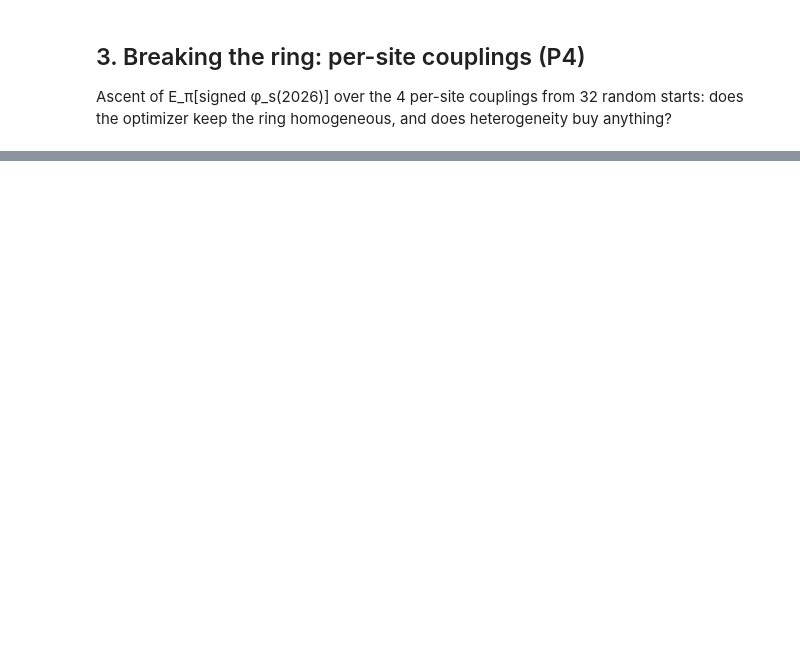
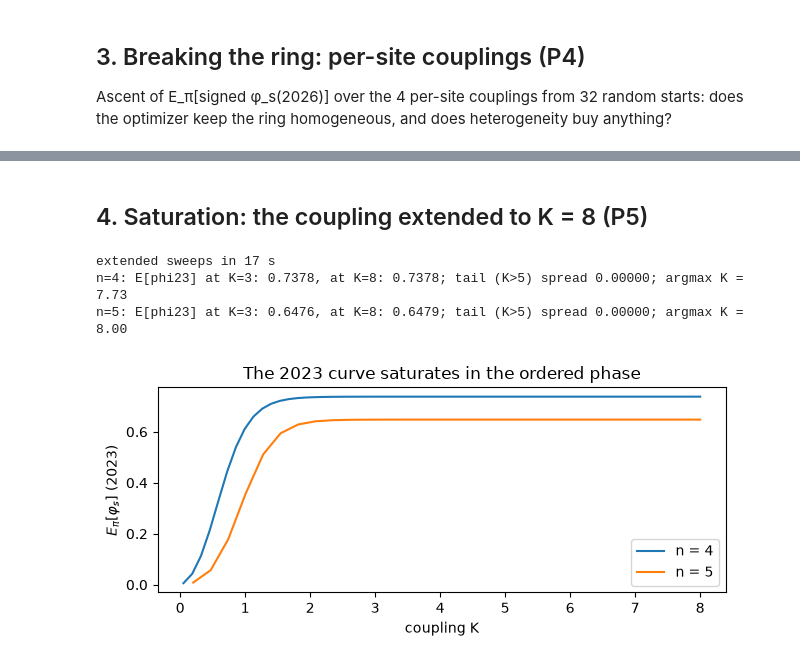
Before and after one commit to maxencefaldor/iitx, a Jupyter notebook: experiments/e05_ising_criticality.ipynb, the cells around one changed output, grey strips where cells are left out. Cells and saved outputs as stored; diff of their text form; code cells hidden in the pictures; blank space fills up the shorter version.

```diff
--- a/experiments/e05_ising_criticality.ipynb
+++ b/experiments/e05_ising_criticality.ipynb
@@ -297,0 +317,32 @@ the black-boxing frontier.
+# %% [markdown]
+## 4. Saturation: the coupling extended to K = 8 (P5)
+# %%
+K_EXT4 = np.linspace(0.05, 8.0, 60)
+K_EXT5 = np.linspace(0.2, 8.0, 30)
+sweep23_4 = jax.jit(jax.vmap(lambda k: expected_phi(jnp.full(4, k), 4, "2023")[0]))
+sweep23_5 = jax.jit(jax.vmap(lambda k: expected_phi(jnp.full(5, k), 5, "2023")[0]))
+start = time.perf_counter()
+ext4 = np.asarray(sweep23_4(jnp.asarray(K_EXT4)))
+ext5 = np.asarray(sweep23_5(jnp.asarray(K_EXT5)))
+print(f"extended sweeps in {time.perf_counter() - start:,.0f} s")
+for n, grid, curve in ((4, K_EXT4, ext4), (5, K_EXT5, ext5)):
+	tail = curve[grid > 5.0]
+	print(
+		f"n={n}: E[phi23] at K=3: {curve[np.argmin(np.abs(grid - 3.0))]:.4f}, "
+		f"at K=8: {curve[-1]:.4f}; tail (K>5) spread {tail.max() - tail.min():.5f}; "
+		f"argmax K = {grid[np.argmax(curve)]:.2f}"
+	)
+
+plt.figure(figsize=(6.5, 3))
+plt.plot(K_EXT4, ext4, label="n = 4")
+plt.plot(K_EXT5, ext5, label="n = 5")
+plt.xlabel("coupling K")
+plt.ylabel(r"$E_\pi[\varphi_s]$ (2023)")
+plt.legend()
+plt.title("The 2023 curve saturates in the ordered phase")
+plt.tight_layout()
+# %% [output]
+extended sweeps in 17 s
+n=4: E[phi23] at K=3: 0.7378, at K=8: 0.7378; tail (K>5) spread 0.00000; argmax K = 7.73
+n=5: E[phi23] at K=3: 0.6476, at K=8: 0.6479; tail (K>5) spread 0.00000; argmax K = 8.00
+[figure, added]
```
Also changed, not shown: parts of 10 cells of this notebook, 2 other files.
